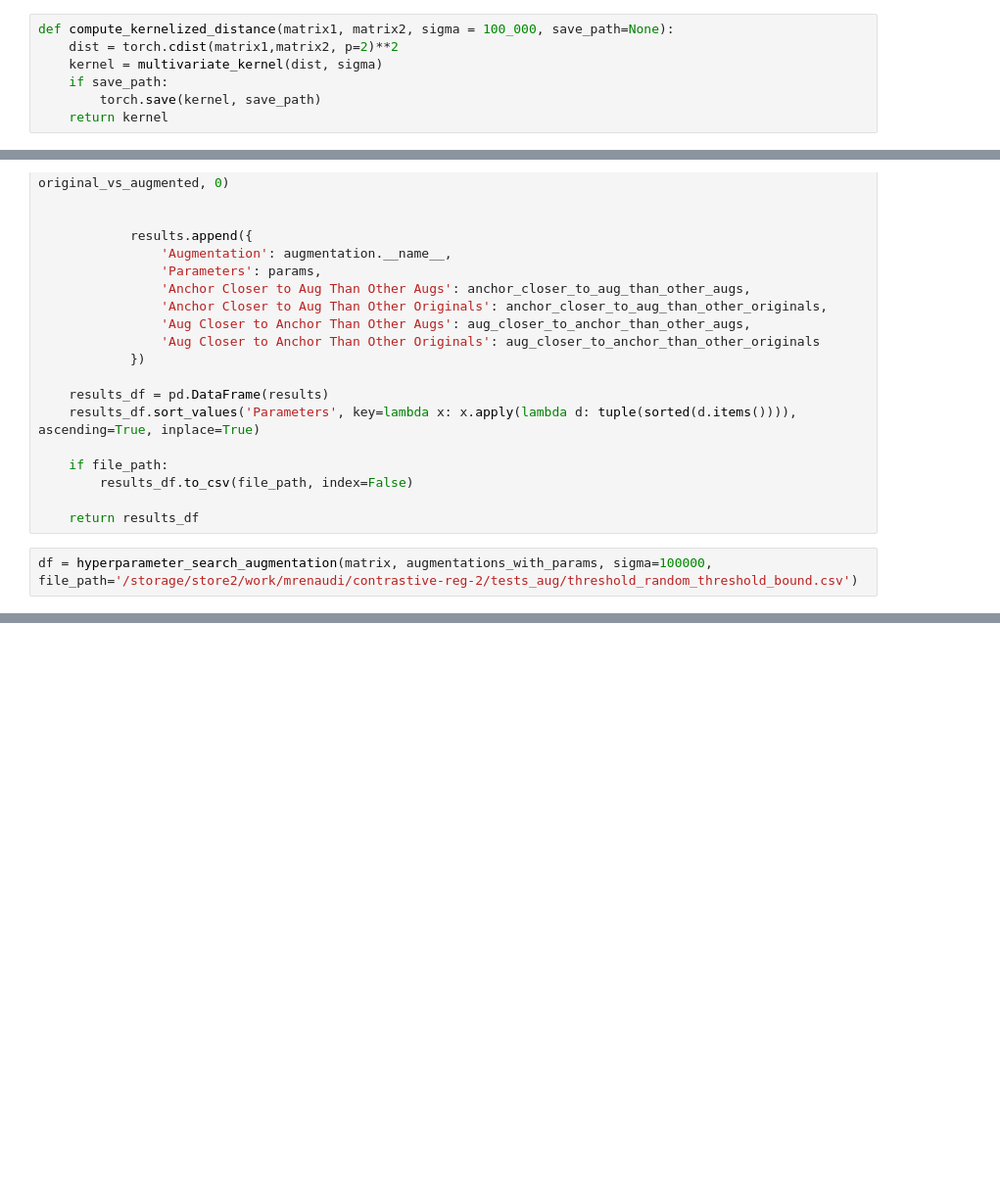
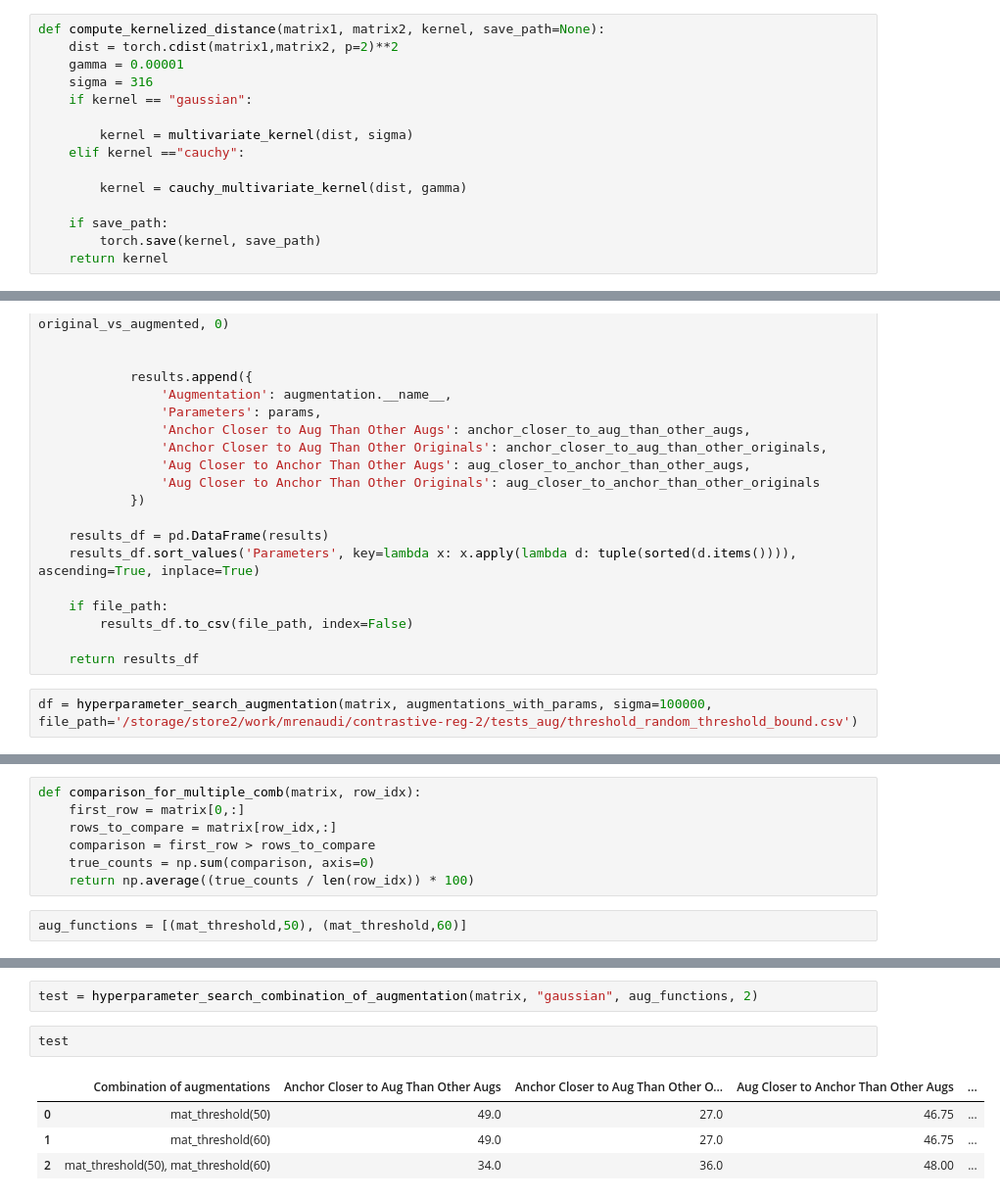
Before and after one commit to victoris93/contrastive-reg, a Jupyter notebook: aug_eval.ipynb, the cells around one changed output, grey strips where cells are left out. Shown: that part at 98% size. Saved outputs shown, nothing was run; the diff lists cells and outputs as text; blank space fills up the shorter version.

Commit message:
combination of augmentations

```diff
--- a/aug_eval.ipynb
+++ b/aug_eval.ipynb
@@ -61,9 +66,17 @@ def random_threshold(matrices, threshold, bound = 1): # as in Margulies et al. (
 path_matrix = "/data/parietal/store/work/dwassermann/data/victoria_mat_age/matrices.npy"
 matrix = np.load(path_matrix)[:10]
 # %%
-def compute_kernelized_distance(matrix1, matrix2, sigma = 100_000, save_path=None):
+def compute_kernelized_distance(matrix1, matrix2, kernel, save_path=None):
     dist = torch.cdist(matrix1,matrix2, p=2)**2
-    kernel = multivariate_kernel(dist, sigma)
+    gamma = 0.00001
+    sigma = 316
+    if kernel == "gaussian":
+
+        kernel = multivariate_kernel(dist, sigma)
+    elif kernel =="cauchy":
+
+        kernel = cauchy_multivariate_kernel(dist, gamma)
+
     if save_path:
         torch.save(kernel, save_path)
     return kernel
@@ -170,0 +186,9 @@ filtered_df
+# %%
+def comparison_for_multiple_comb(matrix, row_idx):
+    first_row = matrix[0,:]
+    rows_to_compare = matrix[row_idx,:]
+    comparison = first_row > rows_to_compare
+    true_counts = np.sum(comparison, axis=0)
+    return np.average((true_counts / len(row_idx)) * 100)
+# %%
+aug_functions = [(mat_threshold,50), (mat_threshold,60)]
@@ -170,0 +269,9 @@ filtered_df
+# %%
+test = hyperparameter_search_combination_of_augmentation(matrix, "gaussian", aug_functions, 2)
+# %%
+test
+# %% [output]
+|  | Combination of augmentations | Anchor Closer to Aug Than Other Augs | Anchor Closer to Aug Than Other O... | Aug Closer to Anchor Than Other Augs | ... |
+| 0 | mat_threshold(50) | 49.0 | 27.0 | 46.75 | ... |
+| 1 | mat_threshold(60) | 49.0 | 27.0 | 46.75 | ... |
+| 2 | mat_threshold(50), mat_threshold(60) | 34.0 | 36.0 | 48.00 | ... |
```
Also changed, not shown: parts of 4 cells of this notebook.
